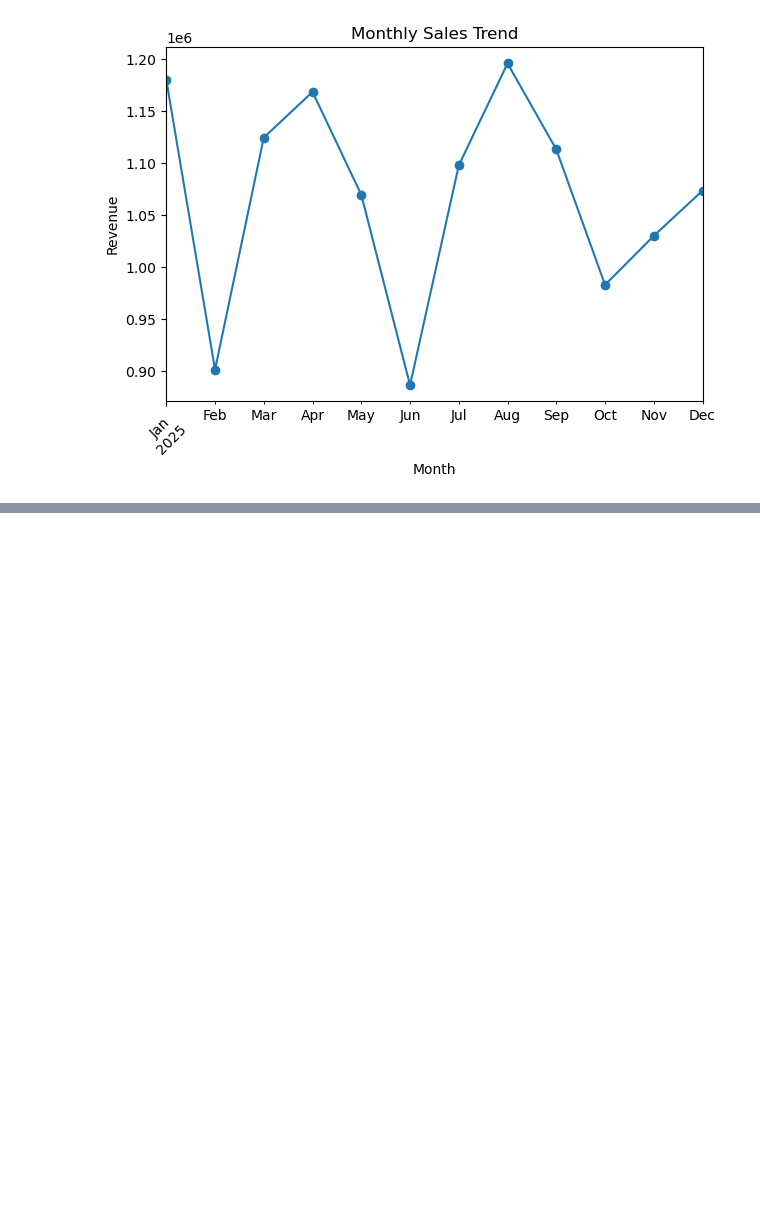
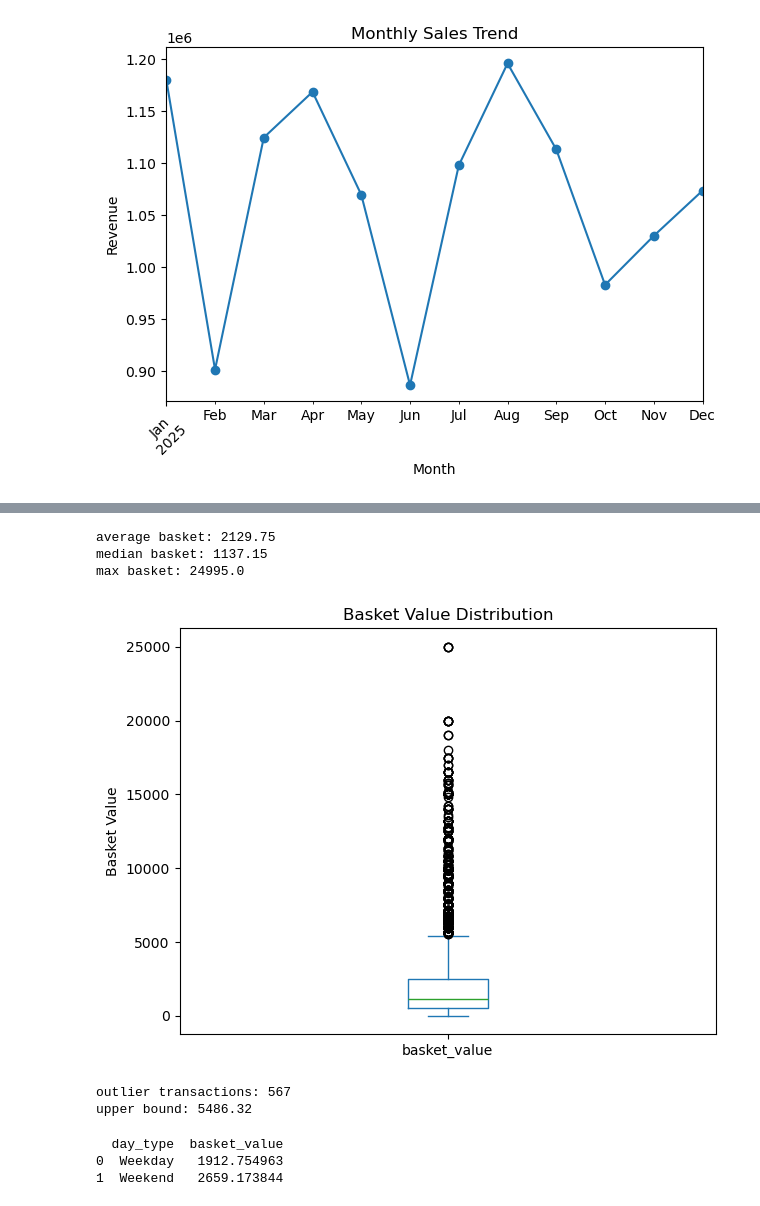
Before and after one commit to shivambagwale/northstar-retail-analytics, a Jupyter notebook: retail_analysis.ipynb, the cells around one changed output, grey strips where cells are left out. Saved outputs shown, nothing was run; the diff lists cells and outputs as text; code cells hidden in the pictures; blank space fills up the shorter version.

```diff
--- a/retail_analysis.ipynb
+++ b/retail_analysis.ipynb
@@ -441,3 +441,14 @@ plt.tight_layout()
 plt.show()
 # %% [output]
 [figure]
+# %%
+import pandas as pd
+from sqlalchemy import create_engine
+
+engine = create_engine("mysql+pymysql://analytics:analytics123@localhost/northstar_retail")
+
+customers = pd.read_sql("SELECT * FROM customers", engine)
+sales = pd.read_sql("SELECT * FROM sales_transactions", engine)
+
+print(customers.shape)
+print(sales.shape)
@@ -443,0 +557,52 @@ plt.show()
+# %%
+sales["basket_value"] = sales["total_amount"]
+
+print("average basket:", round(sales["basket_value"].mean(), 2))
+print("median basket:", round(sales["basket_value"].median(), 2))
+print("max basket:", round(sales["basket_value"].max(), 2))
+# %% [output]
+average basket: 2129.75
+median basket: 1137.15
+max basket: 24995.0
+# %%
+import matplotlib.pyplot as plt
+
+sales["basket_value"].plot(kind="box")
+plt.title("Basket Value Distribution")
+plt.ylabel("Basket Value")
+plt.tight_layout()
+plt.show()
+# %% [output]
+[figure, added]
+# %%
+q1 = sales["basket_value"].quantile(0.25)
+q3 = sales["basket_value"].quantile(0.75)
+iqr = q3 - q1
+
+upper_bound = q3 + 1.5 * iqr
+
+outliers = sales[sales["basket_value"] > upper_bound]
+
+print("outlier transactions:", len(outliers))
+print("upper bound:", round(upper_bound, 2))
+# %% [output]
+outlier transactions: 567
+upper bound: 5486.32
+# %%
+sales["weekday"] = sales["transaction_date_clean"].dt.day_name()
+
+sales["day_type"] = sales["weekday"].apply(
+    lambda x: "Weekend" if x in ["Saturday", "Sunday"] else "Weekday"
+)
+
+basket_by_day = (
+    sales.groupby("day_type")["basket_value"]
+    .mean()
+    .reset_index()
+)
+
+print(basket_by_day)
+# %% [output]
+  day_type  basket_value
+0  Weekday   1912.754963
+1  Weekend   2659.173844
```
Also changed, not shown: parts of 10 cells of this notebook.
